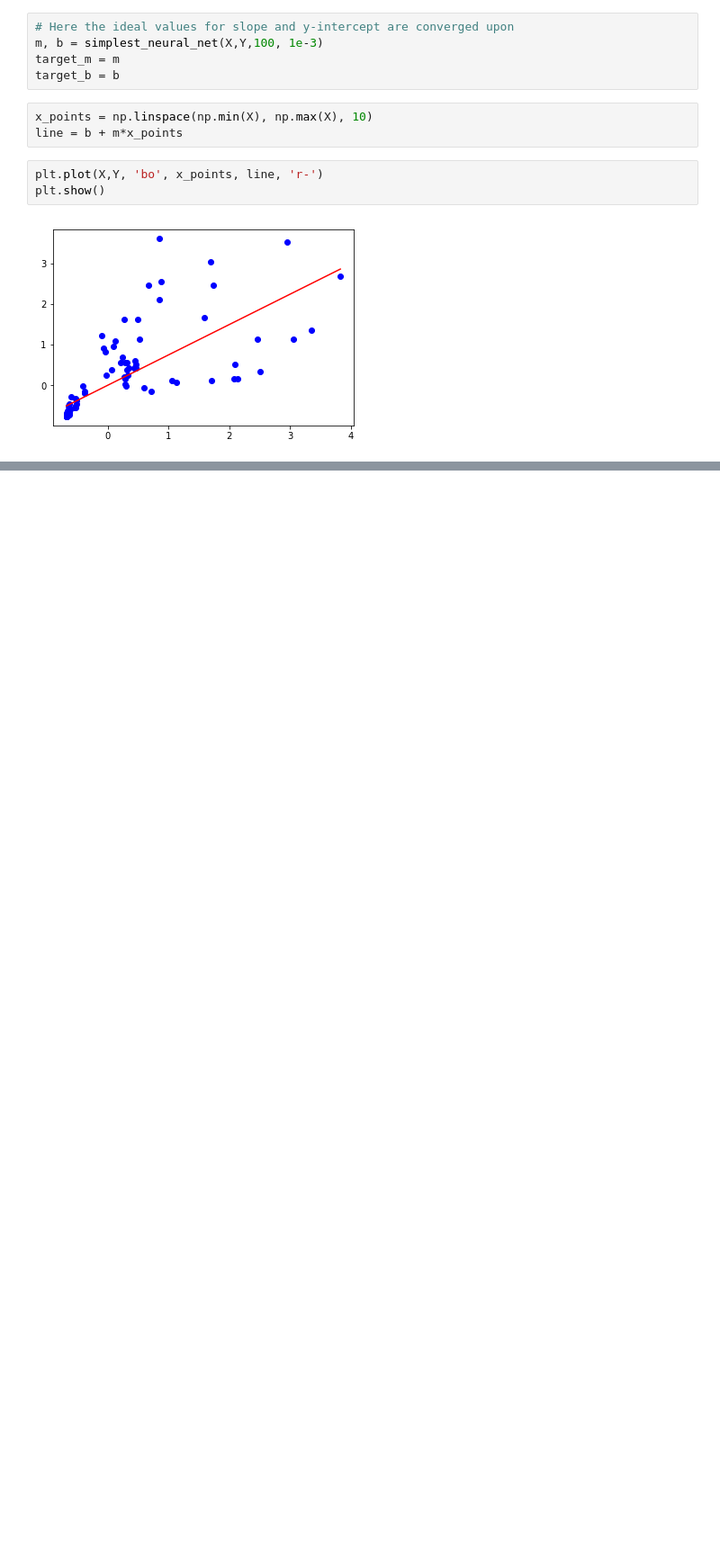
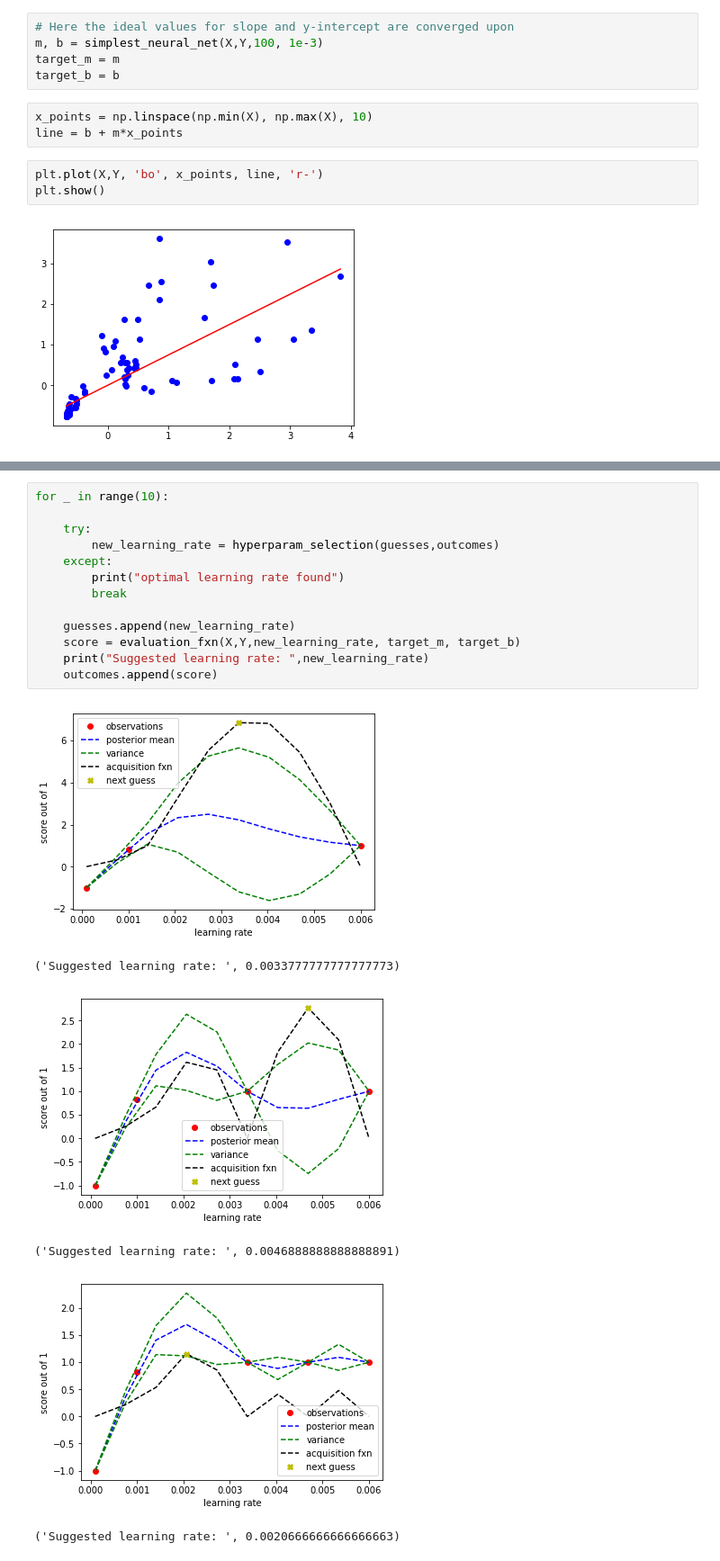
Before and after one commit to nmasamba/machine_learning_algorithms, a Jupyter notebook: hyperparameter_optimisation/hyperparameter_optimization_eth.ipynb, the cells around one changed output, grey strips where cells are left out. Shown at 90% size. Saved outputs shown, nothing was run; the diff lists cells and outputs as text; blank space fills up the shorter version.

Commit message:
hyperparam optimization - eth vs gtrends

```diff
--- a/hyperparameter_optimisation/hyperparameter_optimization_eth.ipynb
+++ b/hyperparameter_optimisation/hyperparameter_optimization_eth.ipynb
@@ -115,0 +168,20 @@ plt.show()
+# %%
+for _ in range(10):
+
+    try:
+        new_learning_rate = hyperparam_selection(guesses,outcomes)
+    except:
+        print("optimal learning rate found")
+        break
+
+    guesses.append(new_learning_rate)
+    score = evaluation_fxn(X,Y,new_learning_rate, target_m, target_b)
+    print("Suggested learning rate: ",new_learning_rate)
+    outcomes.append(score)
+# %% [output]
+[figure, added]
+('Suggested learning rate: ', 0.0033777777777777773)
+[figure, added]
+('Suggested learning rate: ', 0.0046888888888888891)
+[figure, added]
+('Suggested learning rate: ', 0.0020666666666666663)
```
Also changed, not shown: parts of 9 cells of this notebook.
